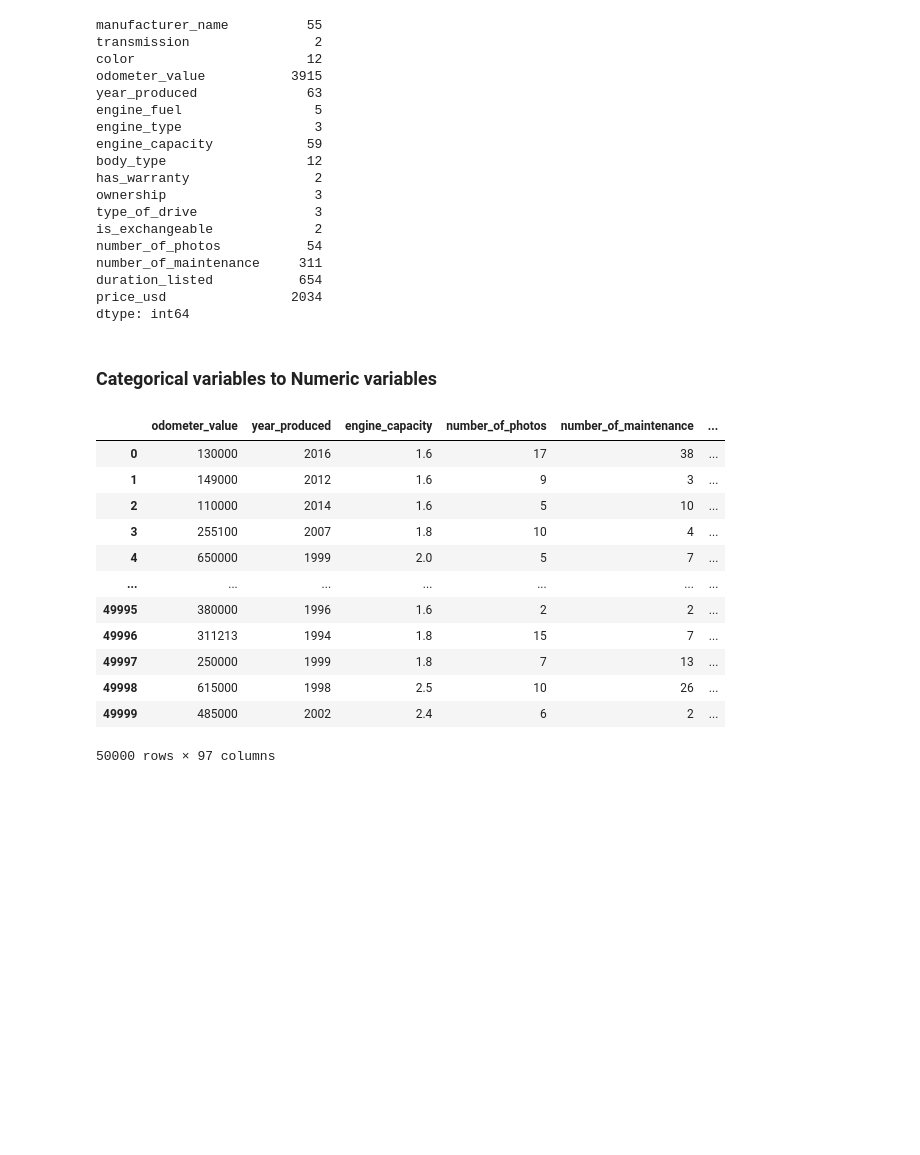
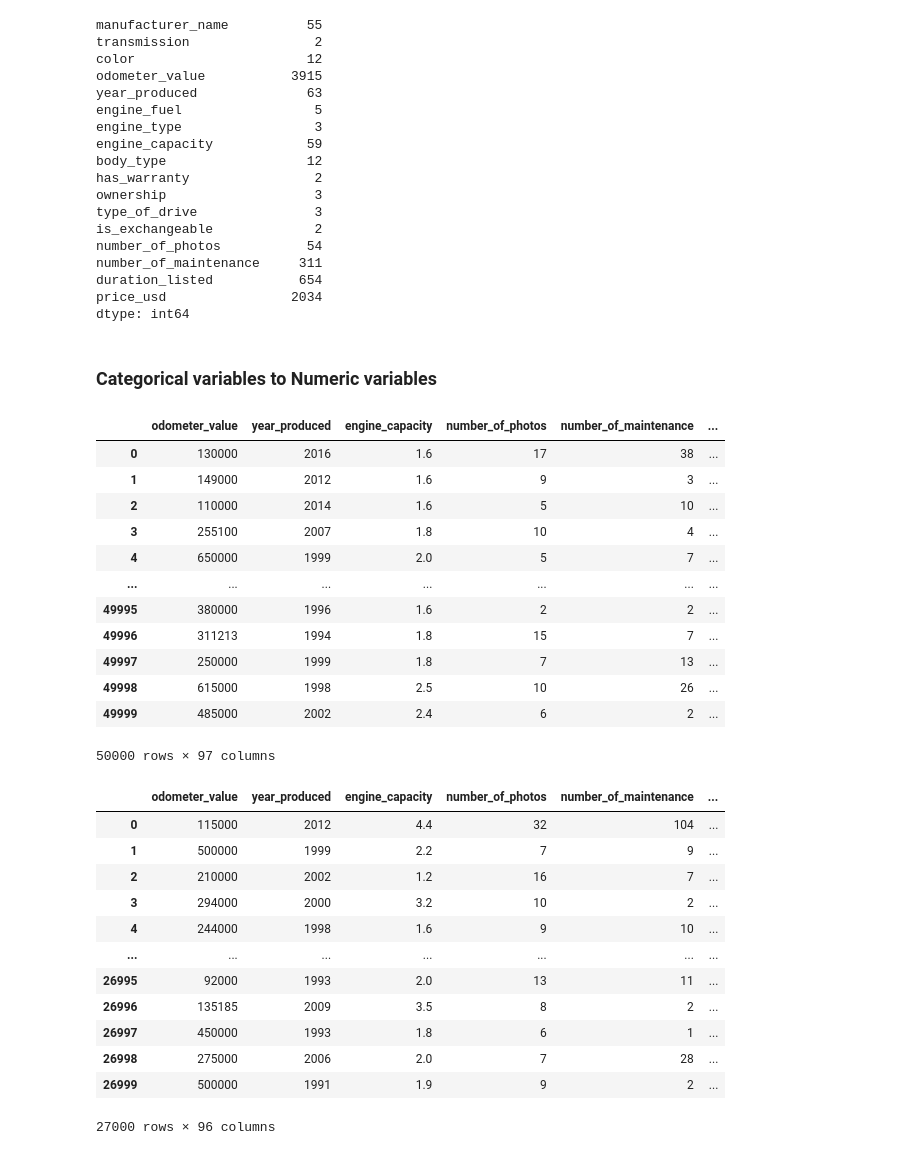
Before and after one commit to Rashad19/rihal-challenges, a Jupyter notebook: data_science/notebook.ipynb, the cells around one changed output. Cells and saved outputs as stored; diff of their text form; code cells hidden in the pictures; blank space fills up the shorter version.

```diff
--- a/data_science/notebook.ipynb
+++ b/data_science/notebook.ipynb
@@ -82,5 +98,3 @@ number_of_maintenance     311
 duration_listed           654
 price_usd                2034
 dtype: int64
-# %% [markdown]
-### Categorical variables to Numeric variables
@@ -104,16 +101,2 @@ df_encode_train = pd.get_dummies(data = df_train, prefix = 'OHE', prefix_sep='_'
-# %%
-display(df_encode_train)
-# %% [output]
-|  | odometer_value | year_produced | engine_capacity | number_of_photos | number_of_maintenance | ... |
-| 0 | 130000 | 2016 | 1.6 | 17 | 38 | ... |
-| 1 | 149000 | 2012 | 1.6 | 9 | 3 | ... |
-| 2 | 110000 | 2014 | 1.6 | 5 | 10 | ... |
-| 3 | 255100 | 2007 | 1.8 | 10 | 4 | ... |
-| 4 | 650000 | 1999 | 2.0 | 5 | 7 | ... |
-| ... | ... | ... | ... | ... | ... | ... |
-| 49995 | 380000 | 1996 | 1.6 | 2 | 2 | ... |
-| 49996 | 311213 | 1994 | 1.8 | 15 | 7 | ... |
-| 49997 | 250000 | 1999 | 1.8 | 7 | 13 | ... |
-| 49998 | 615000 | 1998 | 2.5 | 10 | 26 | ... |
-| 49999 | 485000 | 2002 | 2.4 | 6 | 2 | ... |
-50000 rows × 97 columns
+# %% [markdown]
+### Categorical variables to Numeric variables
@@ -119,0 +125,55 @@ display(df_encode_train)
+# %%
+# Here we rename identical column names of the binary dummy variables
+# These are for has_warranty and is_exhangeable
+
+cols = []
+names = ['warranty', 'exchangeable']
+count = 0
+
+for column in df_encode_train.columns:
+    if column == 'dummy_True':
+        cols.append(f'dummy_{names[count]}')
+        count+=1
+        continue
+    cols.append(column)
+df_encode_train.columns = cols
+
+cols = []
+count = 0
+for column in df_encode_test.columns:
+    if column == 'dummy_True':
+        cols.append(f'dummy_{names[count]}')
+        count+=1
+        continue
+    cols.append(column)
+df_encode_test.columns = cols
+
+display(df_encode_train)
+display(df_encode_test)
+# %% [output]
+|  | odometer_value | year_produced | engine_capacity | number_of_photos | number_of_maintenance | ... |
+| 0 | 130000 | 2016 | 1.6 | 17 | 38 | ... |
+| 1 | 149000 | 2012 | 1.6 | 9 | 3 | ... |
+| 2 | 110000 | 2014 | 1.6 | 5 | 10 | ... |
+| 3 | 255100 | 2007 | 1.8 | 10 | 4 | ... |
+| 4 | 650000 | 1999 | 2.0 | 5 | 7 | ... |
+| ... | ... | ... | ... | ... | ... | ... |
+| 49995 | 380000 | 1996 | 1.6 | 2 | 2 | ... |
+| 49996 | 311213 | 1994 | 1.8 | 15 | 7 | ... |
+| 49997 | 250000 | 1999 | 1.8 | 7 | 13 | ... |
+| 49998 | 615000 | 1998 | 2.5 | 10 | 26 | ... |
+| 49999 | 485000 | 2002 | 2.4 | 6 | 2 | ... |
+50000 rows × 97 columns
+|  | odometer_value | year_produced | engine_capacity | number_of_photos | number_of_maintenance | ... |
+| 0 | 115000 | 2012 | 4.4 | 32 | 104 | ... |
+| 1 | 500000 | 1999 | 2.2 | 7 | 9 | ... |
+| 2 | 210000 | 2002 | 1.2 | 16 | 7 | ... |
+| 3 | 294000 | 2000 | 3.2 | 10 | 2 | ... |
+| 4 | 244000 | 1998 | 1.6 | 9 | 10 | ... |
+| ... | ... | ... | ... | ... | ... | ... |
+| 26995 | 92000 | 1993 | 2.0 | 13 | 11 | ... |
+| 26996 | 135185 | 2009 | 3.5 | 8 | 2 | ... |
+| 26997 | 450000 | 1993 | 1.8 | 6 | 1 | ... |
+| 26998 | 275000 | 2006 | 2.0 | 7 | 28 | ... |
+| 26999 | 500000 | 1991 | 1.9 | 9 | 2 | ... |
+27000 rows × 96 columns
```
Also changed, not shown: parts of 19 cells of this notebook.
